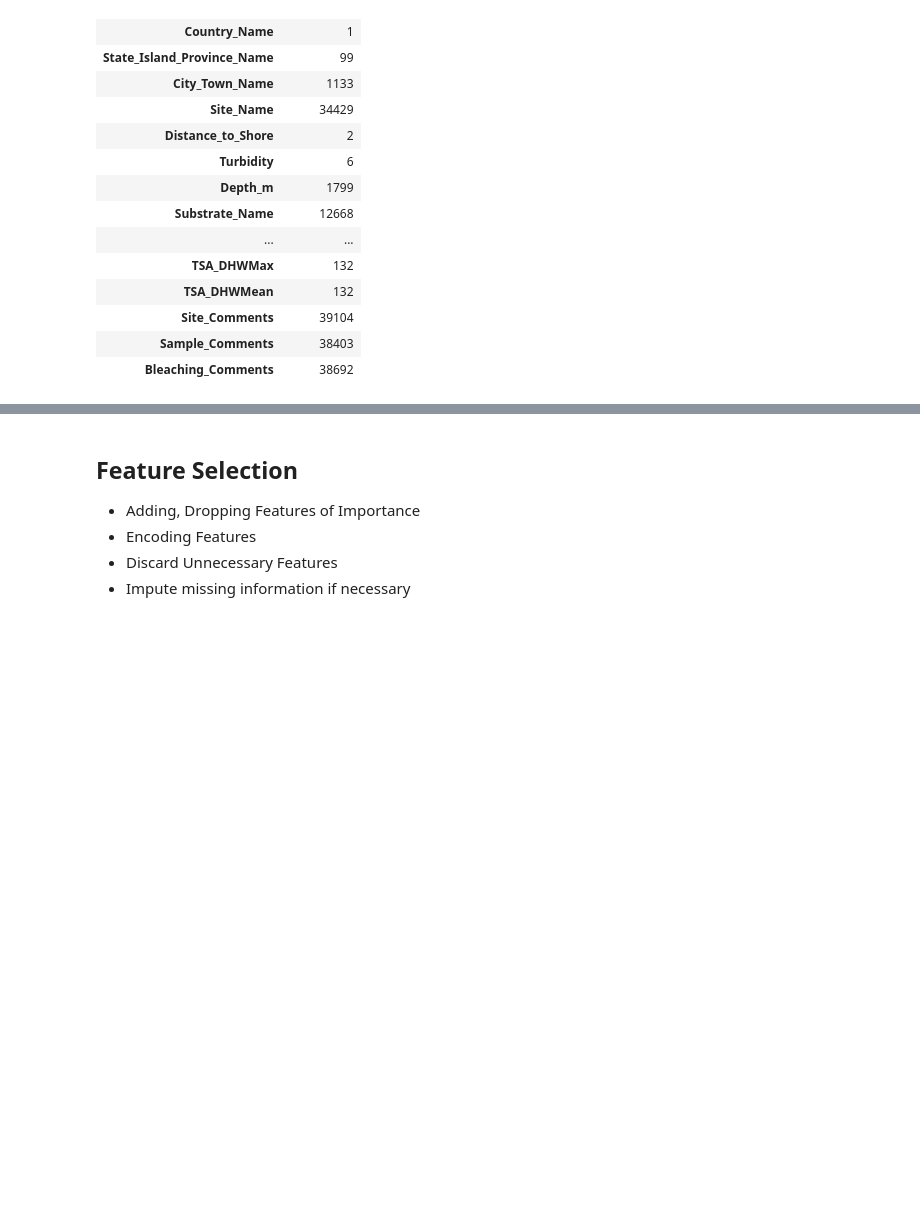
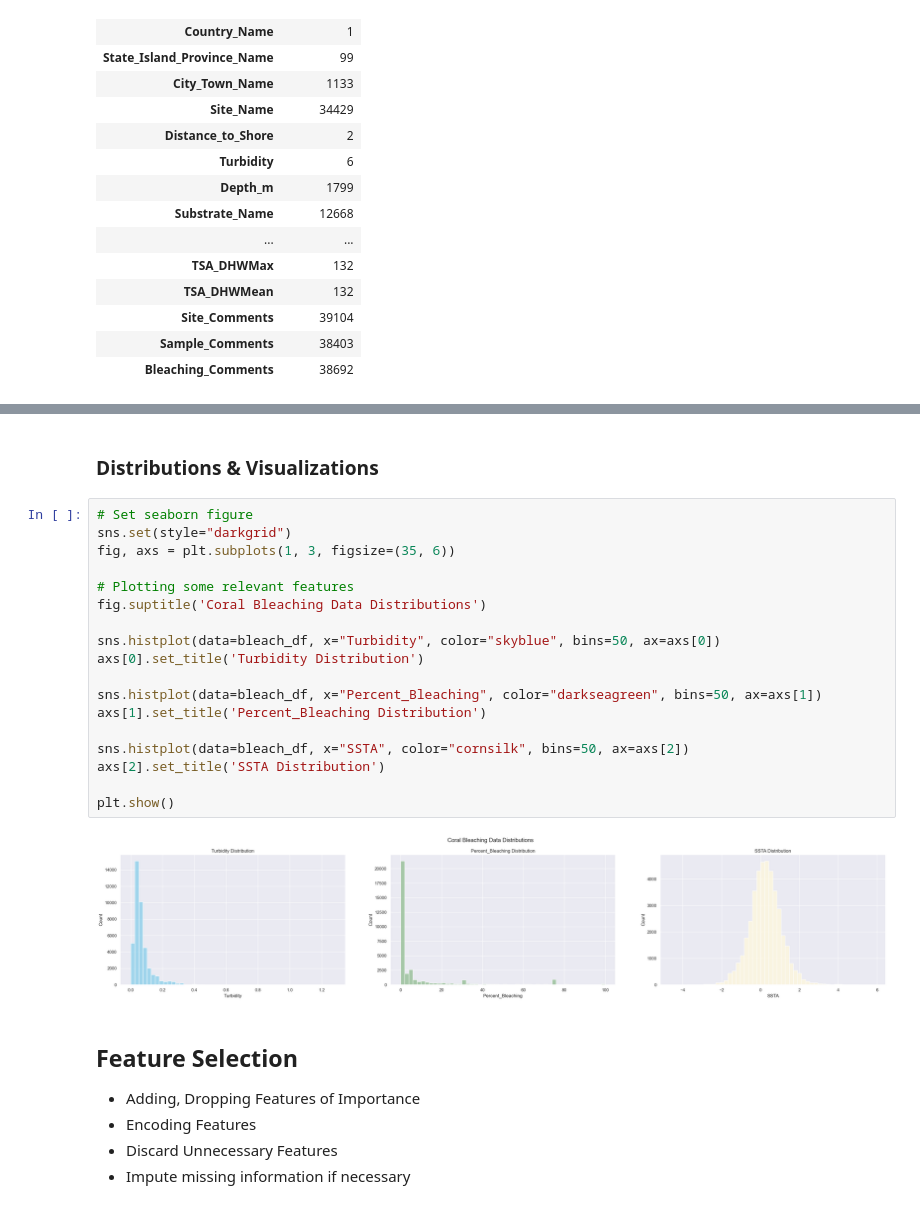
Before and after one commit to jc9536/CoralBleaching, a Jupyter notebook: CoralBleaching.ipynb, the cells around one changed output, grey strips where cells are left out. Cells and saved outputs as stored; diff of their text form; blank space fills up the shorter version.

Commit message:
Update feature distributions

```diff
--- a/CoralBleaching.ipynb
+++ b/CoralBleaching.ipynb
@@ -106,3 +105,25 @@ null_df[null_df['Null_Count'] != 0]
+# %% [markdown]
+### Distributions & Visualizations
+# %%
+# Set seaborn figure
+sns.set(style="darkgrid")
+fig, axs = plt.subplots(1, 3, figsize=(35, 6))
+
+# Plotting some relevant features
+fig.suptitle('Coral Bleaching Data Distributions')
+
+sns.histplot(data=bleach_df, x="Turbidity", color="skyblue", bins=50, ax=axs[0])
+axs[0].set_title('Turbidity Distribution')
+
+sns.histplot(data=bleach_df, x="Percent_Bleaching", color="darkseagreen", bins=50, ax=axs[1])
+axs[1].set_title('Percent_Bleaching Distribution')
+
+sns.histplot(data=bleach_df, x="SSTA", color="cornsilk", bins=50, ax=axs[2])
+axs[2].set_title('SSTA Distribution')
+
+plt.show()
+# %% [output]
+[figure, added]
 # %% [markdown]
 ## Feature Selection
 * Adding, Dropping Features of Importance
```
Also changed, not shown: parts of 4 cells of this notebook.
